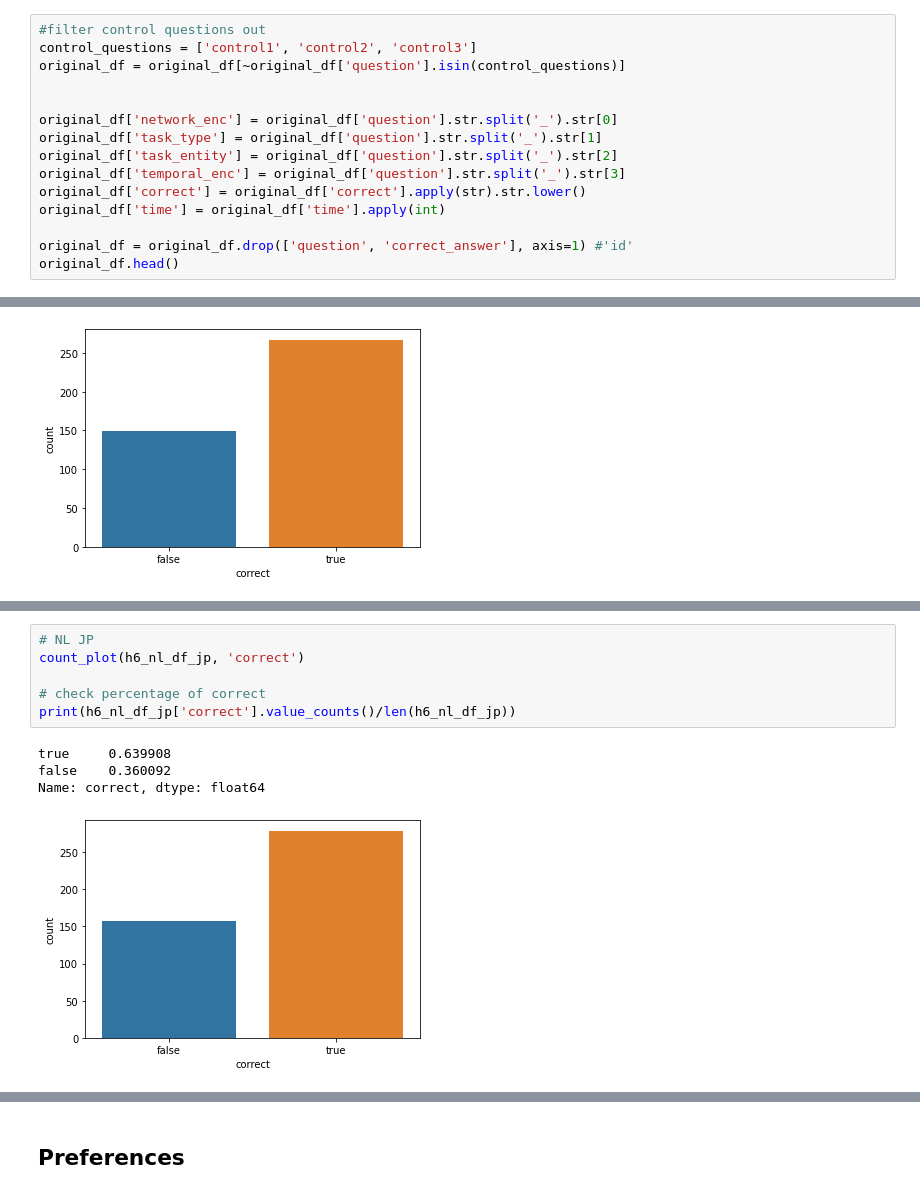
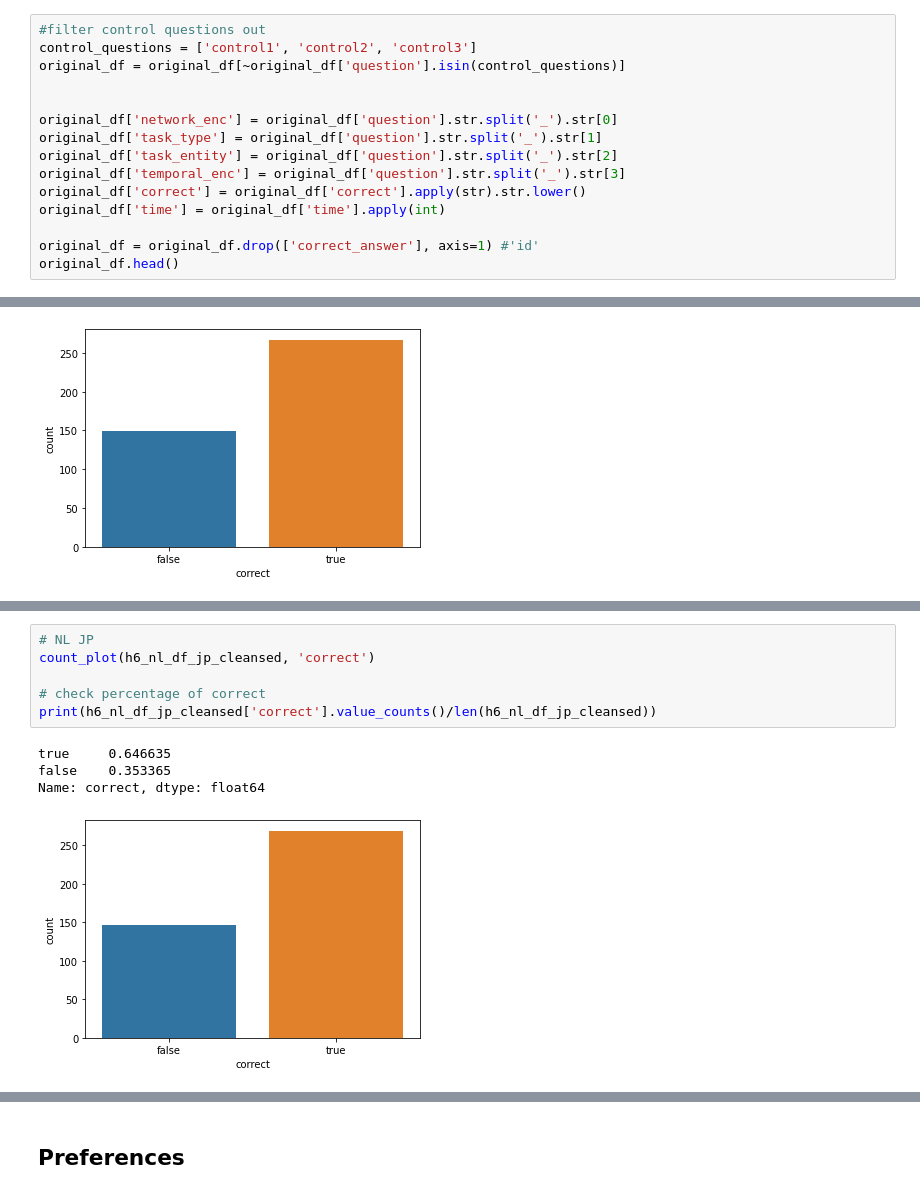
Before and after one commit to velitchko/graph-vis-evaluation-ext, a Jupyter notebook: python/Hypotheses.ipynb, the cells around one changed output, grey strips where cells are left out. Drawn from its saved outputs; the diff is of its cells as text.

```diff
--- a/python/Hypotheses.ipynb
+++ b/python/Hypotheses.ipynb
@@ -57,6 +57,6 @@ original_df['temporal_enc'] = original_df['question'].str.split('_').str[3]
 original_df['correct'] = original_df['correct'].apply(str).str.lower()
 original_df['time'] = original_df['time'].apply(int)
 
-original_df = original_df.drop(['question', 'correct_answer'], axis=1) #'id'
+original_df = original_df.drop(['correct_answer'], axis=1) #'id'
 original_df.head()
 # %% [output]
@@ -2013,13 +2241,13 @@ Name: correct, dtype: float64
 # %%
 # NL JP
-count_plot(h6_nl_df_jp, 'correct')
+count_plot(h6_nl_df_jp_cleansed, 'correct')
 
 # check percentage of correct
-print(h6_nl_df_jp['correct'].value_counts()/len(h6_nl_df_jp))
+print(h6_nl_df_jp_cleansed['correct'].value_counts()/len(h6_nl_df_jp_cleansed))
 # %% [output]
-true     0.639908
-false    0.360092
+true     0.646635
+false    0.353365
 Name: correct, dtype: float64
-[figure, old version]
+[figure, new version]
 # %%
 # NL TL
```
Also changed, not shown: parts of 172 cells of this notebook.
